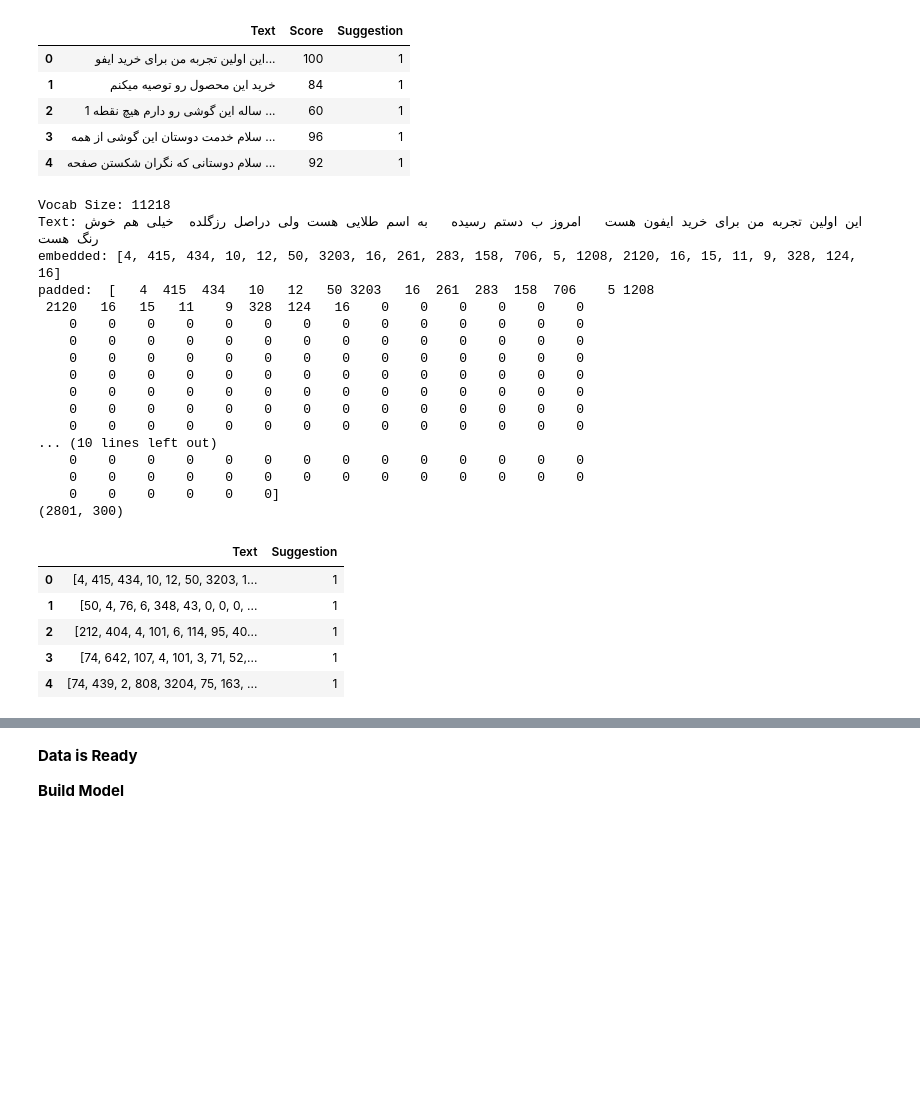
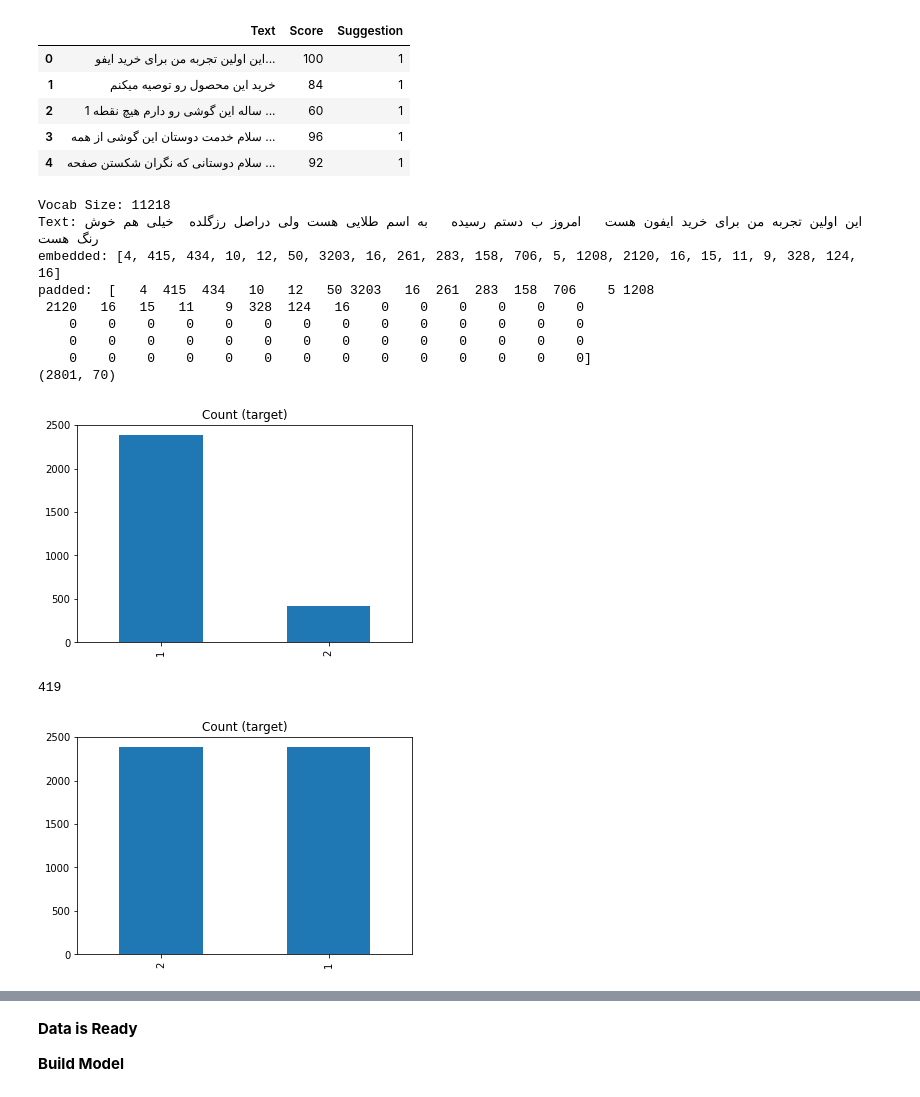
Before and after one commit to mohsenfayyaz/NLP_Assignments, a Jupyter notebook: Digikala_Comments_Sentiment_Analysis.ipynb, the cells around one changed output, grey strips where cells are left out. Saved outputs shown, nothing was run; the diff lists cells and outputs as text; code cells hidden in the pictures; blank space fills up the shorter version.

```diff
--- a/Digikala_Comments_Sentiment_Analysis.ipynb
+++ b/Digikala_Comments_Sentiment_Analysis.ipynb
@@ -55,31 +56,3 @@ def partition_data(df, test_percent=0.2, validation_percent=0.1, shuffle=True):
         df = df.sample(frac=1)
     test, validate, train = np.split(df, [int(test_percent*len(df)), int((test_percent+validation_percent)*len(df))])
     return train, validate, test
-# %%
-filtered_data = filter_digikala_data(data)
-filtered_data, vocab_size, padded_sequence = embed_words(filtered_data)
-filtered_data.head()
-# %% [output]
-Vocab Size: 11218
-Text: این اولین تجربه من برای خرید ایفون هست   امروز ب دستم رسیده   به اسم طلایی هست ولی دراصل رزگلده  خیلی هم خوش رنگ هست
-embedded: [4, 415, 434, 10, 12, 50, 3203, 16, 261, 283, 158, 706, 5, 1208, 2120, 16, 15, 11, 9, 328, 124, 16]
-padded:  [   4  415  434   10   12   50 3203   16  261  283  158  706    5 1208
- 2120   16   15   11    9  328  124   16    0    0    0    0    0    0
-    0    0    0    0    0    0    0    0    0    0    0    0    0    0
-    0    0    0    0    0    0    0    0    0    0    0    0    0    0
-    0    0    0    0    0    0    0    0    0    0    0    0    0    0
-    0    0    0    0    0    0    0    0    0    0    0    0    0    0
-    0    0    0    0    0    0    0    0    0    0    0    0    0    0
-    0    0    0    0    0    0    0    0    0    0    0    0    0    0
-    0    0    0    0    0    0    0    0    0    0    0    0    0    0
-... (10 lines left out)
-    0    0    0    0    0    0    0    0    0    0    0    0    0    0
-    0    0    0    0    0    0    0    0    0    0    0    0    0    0
-    0    0    0    0    0    0]
-(2801, 300)
-|  | Text | Suggestion |
-| 0 | [4, 415, 434, 10, 12, 50, 3203, 1... | 1 |
-| 1 | [50, 4, 76, 6, 348, 43, 0, 0, 0, ... | 1 |
-| 2 | [212, 404, 4, 101, 6, 114, 95, 40... | 1 |
-| 3 | [74, 642, 107, 4, 101, 3, 71, 52,... | 1 |
-| 4 | [74, 439, 2, 808, 3204, 75, 163, ... | 1 |
@@ -86,3 +79,25 @@ padded:  [   4  415  434   10   12   50 3203   16  261  283  158  706    5 1208
+# %%
+filtered_data = filter_digikala_data(data)
+filtered_data, vocab_size, padded_sequence = embed_words(filtered_data)
+filtered_data.head()
+filtered_data.Suggestion.value_counts().plot(kind='bar', title='Count (target)');
+plt.show()
+print(filtered_data.Suggestion.value_counts()[2])
+filtered_data = balance_data(filtered_data, "Suggestion", 1, 2)
+filtered_data.Suggestion.value_counts().plot(kind='bar', title='Count (target)');
+# %% [output]
+Vocab Size: 11218
+Text: این اولین تجربه من برای خرید ایفون هست   امروز ب دستم رسیده   به اسم طلایی هست ولی دراصل رزگلده  خیلی هم خوش رنگ هست
+embedded: [4, 415, 434, 10, 12, 50, 3203, 16, 261, 283, 158, 706, 5, 1208, 2120, 16, 15, 11, 9, 328, 124, 16]
+padded:  [   4  415  434   10   12   50 3203   16  261  283  158  706    5 1208
+ 2120   16   15   11    9  328  124   16    0    0    0    0    0    0
+    0    0    0    0    0    0    0    0    0    0    0    0    0    0
+    0    0    0    0    0    0    0    0    0    0    0    0    0    0
+    0    0    0    0    0    0    0    0    0    0    0    0    0    0]
+(2801, 70)
+[figure, added]
+419
+[figure, added]
 # %%
 train_data, validation_data, test_data = partition_data(filtered_data, test_percent=0.2, validation_percent=0.01, shuffle=True)
 print("train:     ", train_data.shape)
```
Also changed, not shown: parts of 8 cells of this notebook.
